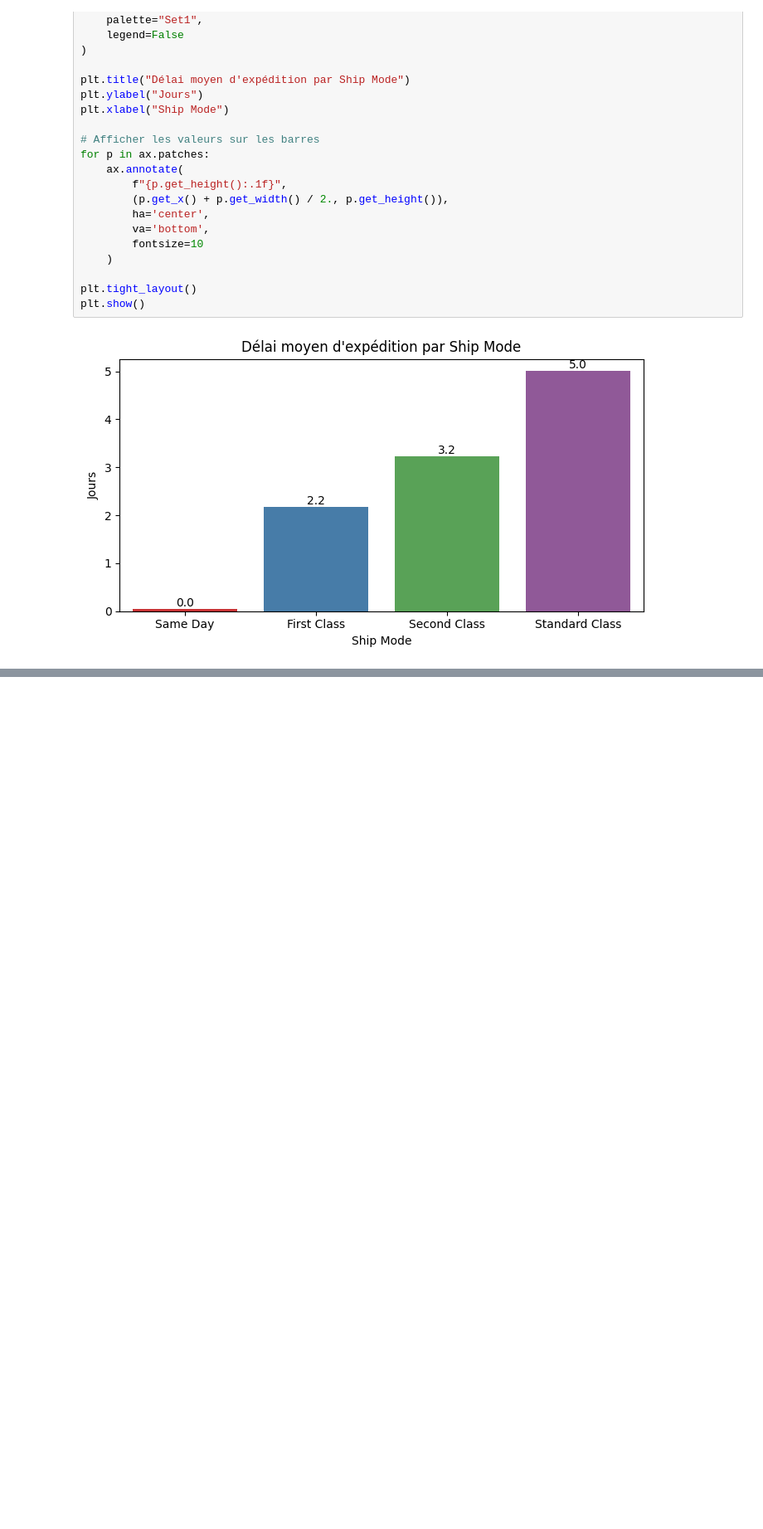
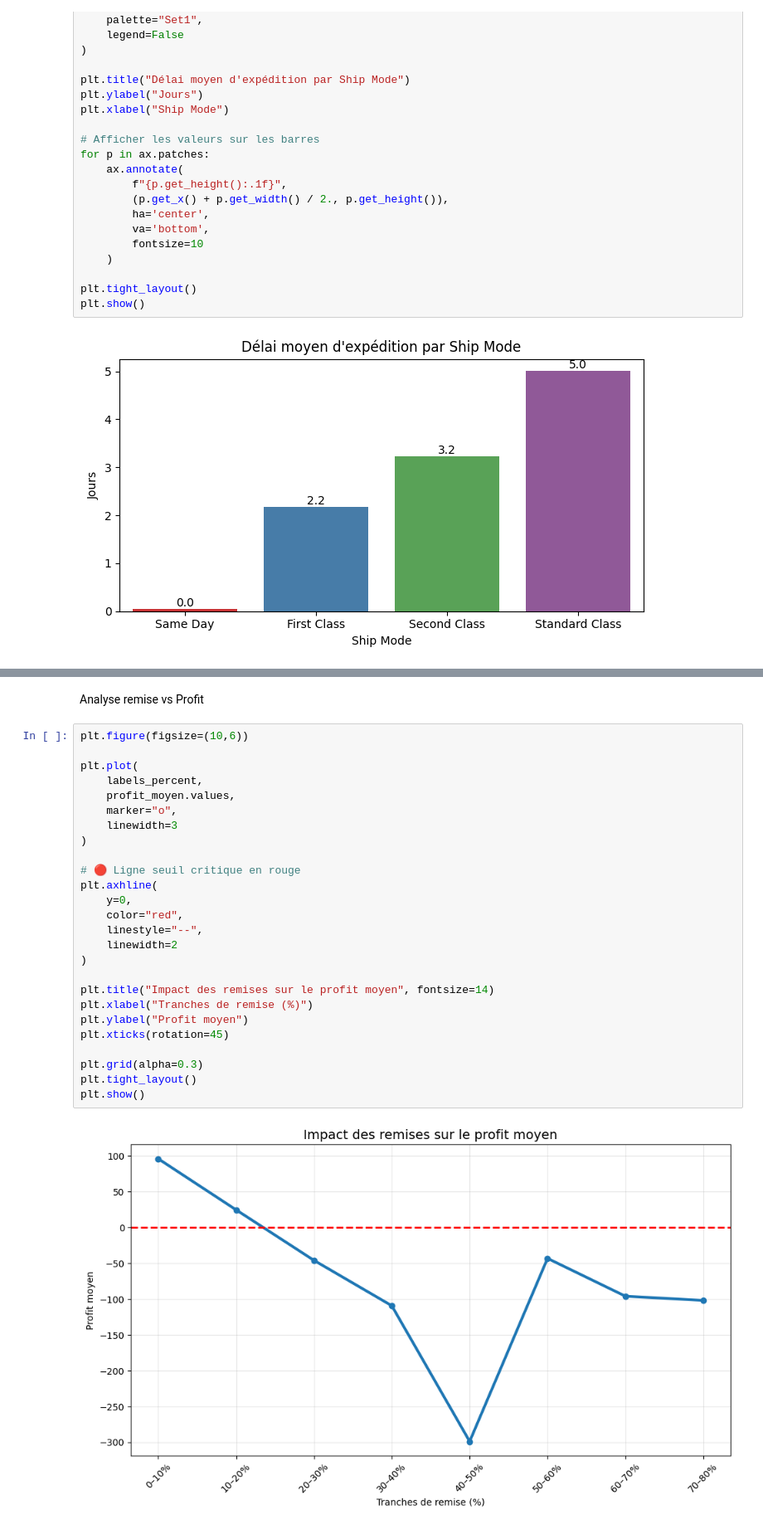
Before and after one commit to msshaqura/project_superstore, a Jupyter notebook: sample_superstore.ipynb, the cells around one changed output, grey strips where cells are left out. Shown at 83% size. Saved outputs shown, nothing was run; the diff lists cells and outputs as text; blank space fills up the shorter version.

```diff
--- a/sample_superstore.ipynb
+++ b/sample_superstore.ipynb
@@ -411,0 +513,30 @@ plt.show()
+# %% [markdown]
+Analyse remise vs Profit
+# %%
+plt.figure(figsize=(10,6))
+
+plt.plot(
+    labels_percent,
+    profit_moyen.values,
+    marker="o",
+    linewidth=3
+)
+
+# 🔴 Ligne seuil critique en rouge
+plt.axhline(
+    y=0,
+    color="red",
+    linestyle="--",
+    linewidth=2
+)
+
+plt.title("Impact des remises sur le profit moyen", fontsize=14)
+plt.xlabel("Tranches de remise (%)")
+plt.ylabel("Profit moyen")
+plt.xticks(rotation=45)
+
+plt.grid(alpha=0.3)
+plt.tight_layout()
+plt.show()
+# %% [output]
+[figure, added]
```
Also changed, not shown: parts of 45 cells of this notebook.
